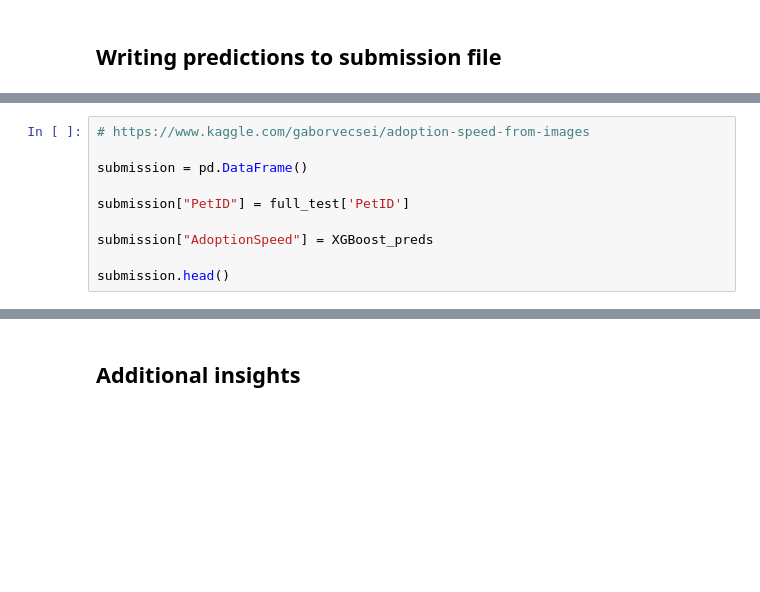
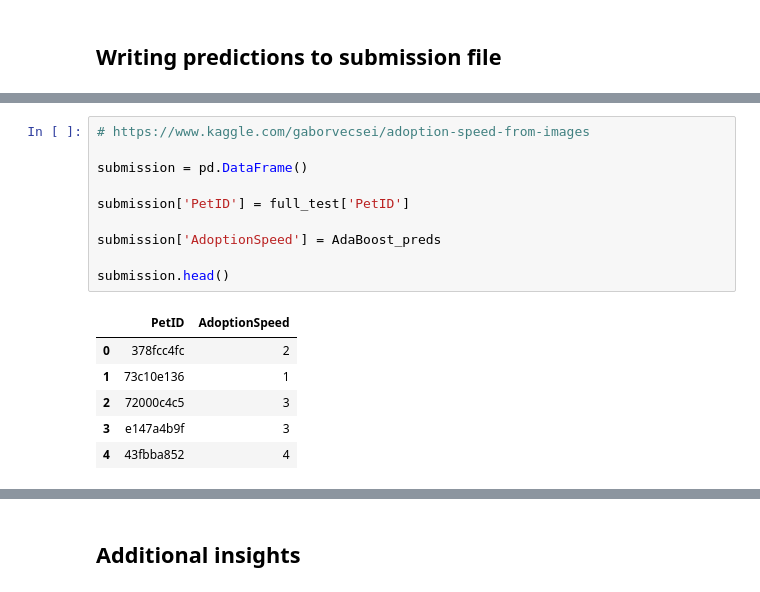
Before and after one commit to manuelfreude/kagglepetfinder, a Jupyter notebook: petfinder.ipynb, the cells around one changed output, grey strips where cells are left out. Cells and saved outputs as stored; diff of their text form; blank space fills up the shorter version.

Commit message:
Final code for AdaBoost submission

```diff
--- a/petfinder.ipynb
+++ b/petfinder.ipynb
@@ -2866,12 +3313,19 @@ print(scores)
 # %%
 # https://www.kaggle.com/gaborvecsei/adoption-speed-from-images
 
 submission = pd.DataFrame()
 
-submission["PetID"] = full_test['PetID']
+submission['PetID'] = full_test['PetID']
 
-submission["AdoptionSpeed"] = XGBoost_preds
+submission['AdoptionSpeed'] = AdaBoost_preds
 
 submission.head()
+# %% [output]
+|  | PetID | AdoptionSpeed |
+| 0 | 378fcc4fc | 2 |
+| 1 | 73c10e136 | 1 |
+| 2 | 72000c4c5 | 3 |
+| 3 | e147a4b9f | 3 |
+| 4 | 43fbba852 | 4 |
 # %%
 submission.info()
```
Also changed, not shown: parts of 58 cells of this notebook.
